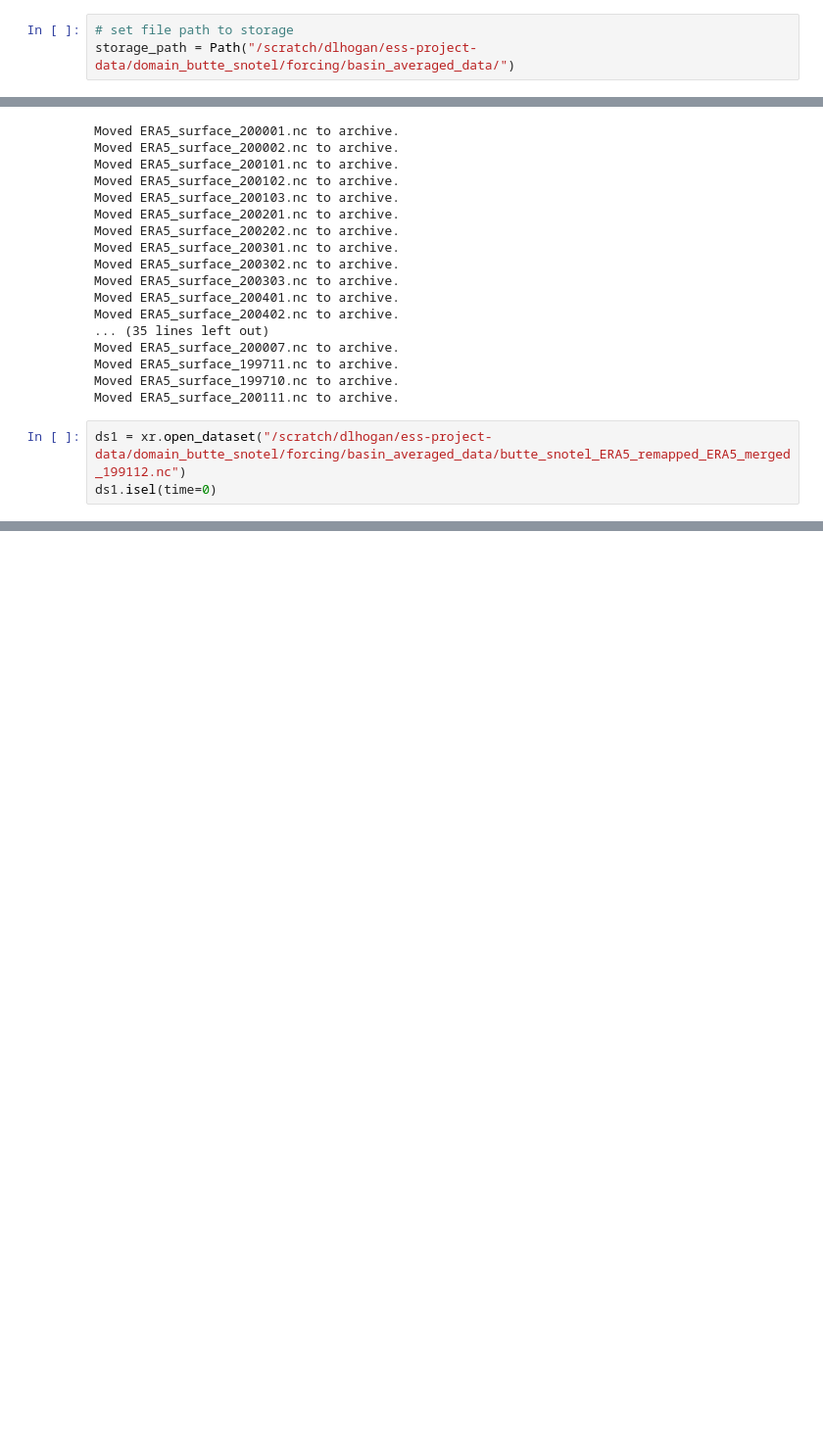
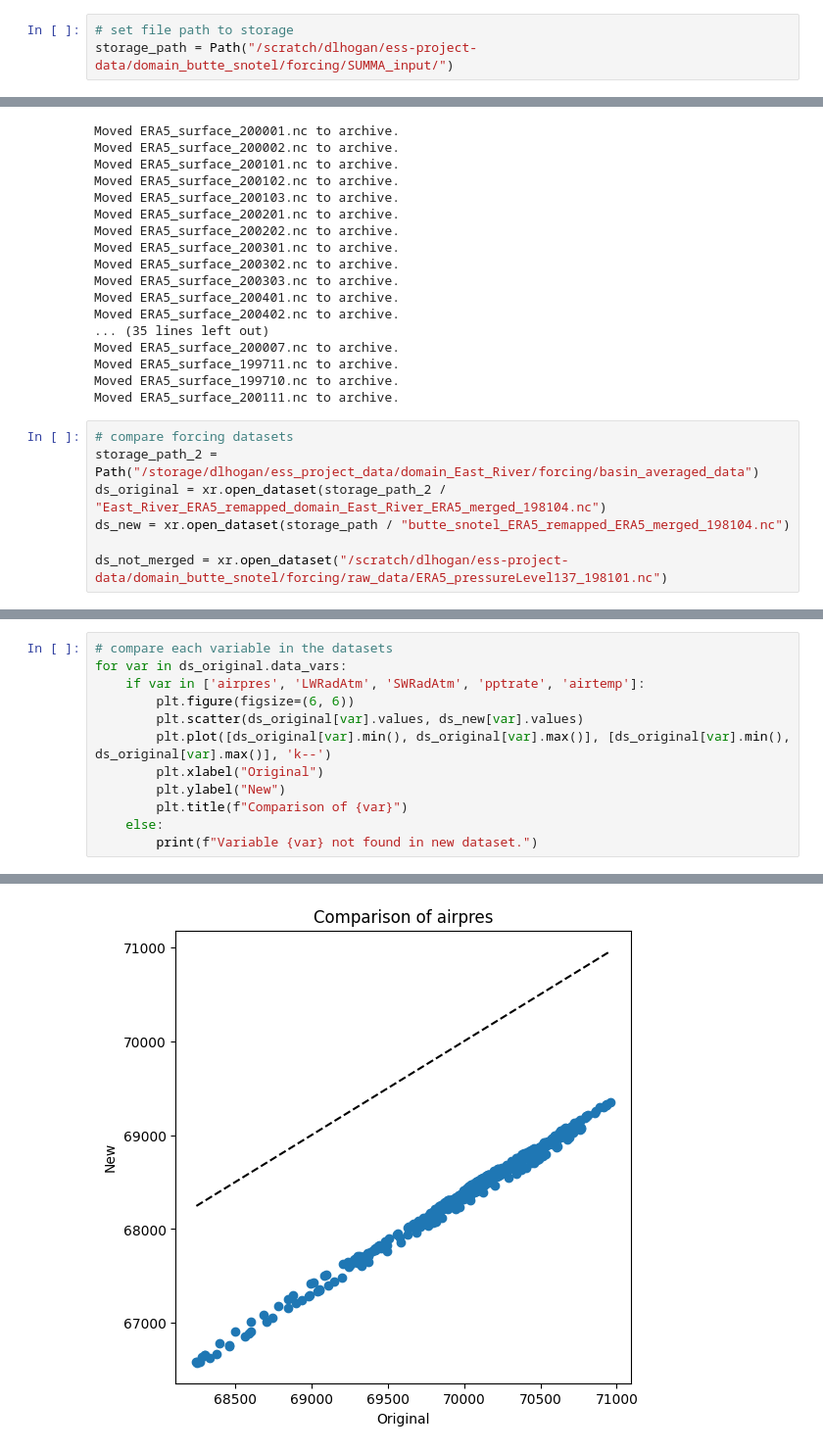
Before and after one commit to dlhogan97/CONFLUENCE-uwmtnhydro, a Jupyter notebook: ess-project/notebooks/sandbox/test_forcing.ipynb, the cells around one changed output, grey strips where cells are left out. Shown at 98% size. Drawn from its saved outputs; the diff is of its cells as text; blank space fills up the shorter version.

```diff
--- a/ess-project/notebooks/sandbox/test_forcing.ipynb
+++ b/ess-project/notebooks/sandbox/test_forcing.ipynb
@@ -3,7 +3,7 @@ import xarray as xr
 from pathlib import Path
 # %%
 # set file path to storage
-storage_path = Path("/scratch/dlhogan/ess-project-data/domain_butte_snotel/forcing/basin_averaged_data/")
+storage_path = Path("/scratch/dlhogan/ess-project-data/domain_butte_snotel/forcing/SUMMA_input/")
 # %%
 # iterate through the files in the storage path
 files_to_remove_for_variable_issues = []
@@ -51,5 +51,9 @@ Moved ERA5_surface_199711.nc to archive.
 Moved ERA5_surface_199710.nc to archive.
 Moved ERA5_surface_200111.nc to archive.
 # %%
-ds1 = xr.open_dataset("/scratch/dlhogan/ess-project-data/domain_butte_snotel/forcing/basin_averaged_data/butte_snotel_ERA5_remapped_ERA5_merged_199112.nc")
-ds1.isel(time=0)
+# compare forcing datasets
+storage_path_2 = Path("/storage/dlhogan/ess_project_data/domain_East_River/forcing/basin_averaged_data")
+ds_original = xr.open_dataset(storage_path_2 / "East_River_ERA5_remapped_domain_East_River_ERA5_merged_198104.nc")
+ds_new = xr.open_dataset(storage_path / "butte_snotel_ERA5_remapped_ERA5_merged_198104.nc")
+
+ds_not_merged = xr.open_dataset("/scratch/dlhogan/ess-project-data/domain_butte_snotel/forcing/raw_data/ERA5_pressureLevel137_198101.nc")
@@ -76,0 +89,13 @@ ModuleNotFoundError: No module named 'rioxarray'
+# %%
+# compare each variable in the datasets
+for var in ds_original.data_vars:
+    if var in ['airpres', 'LWRadAtm', 'SWRadAtm', 'pptrate', 'airtemp']:
+        plt.figure(figsize=(6, 6))
+        plt.scatter(ds_original[var].values, ds_new[var].values)
+        plt.plot([ds_original[var].min(), ds_original[var].max()], [ds_original[var].min(), ds_original[var].max()], 'k--')
+        plt.xlabel("Original")
+        plt.ylabel("New")
+        plt.title(f"Comparison of {var}")
+    else:
+        print(f"Variable {var} not found in new dataset.")
+# %% [output]
@@ -76,0 +107 @@ ModuleNotFoundError: No module named 'rioxarray'
+[figure, added]
```
Also changed, not shown: parts of 6 cells of this notebook, 9 other files.
